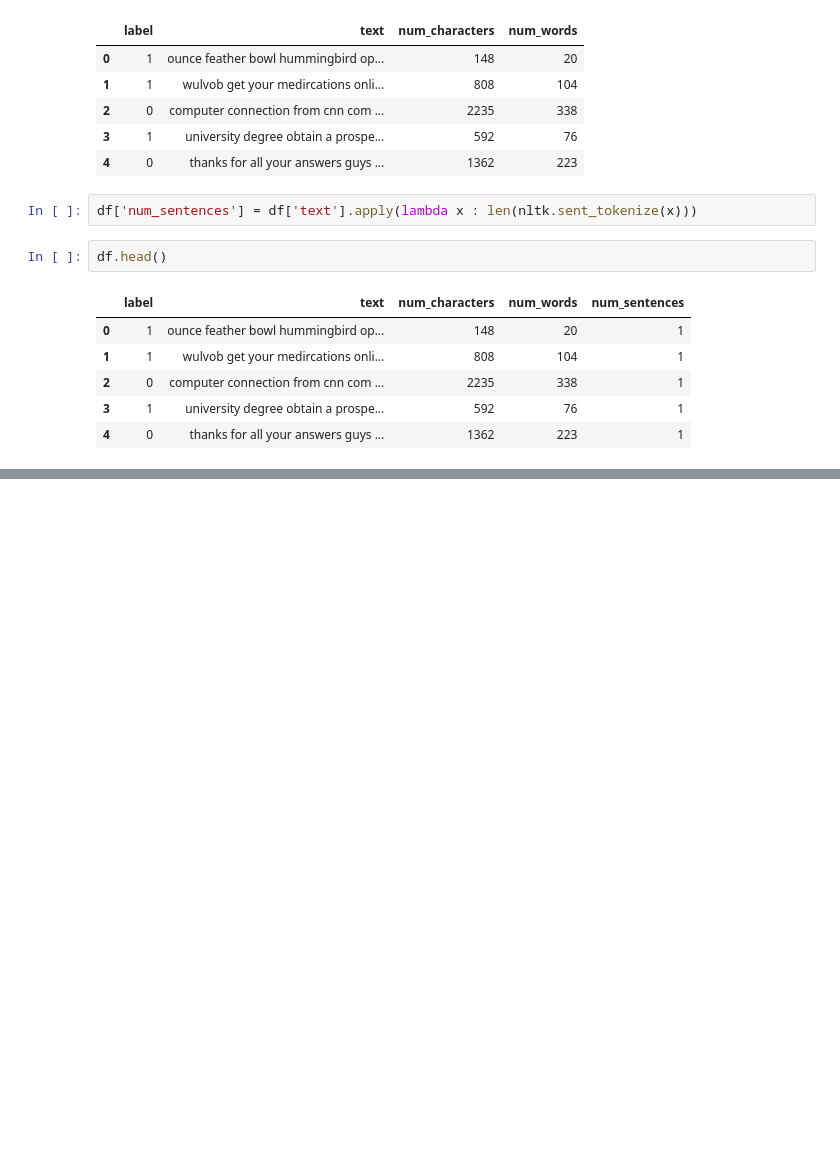
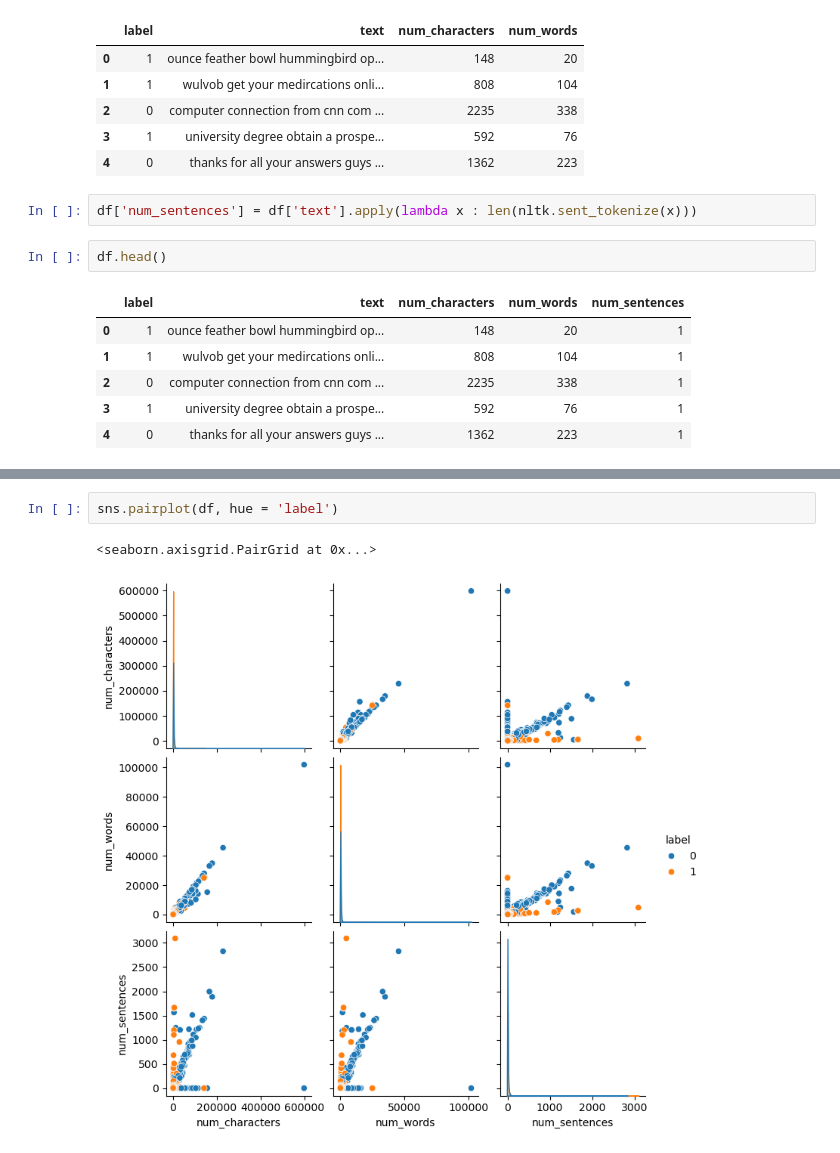
Before and after one commit to phantom7154/Spam-Email-Detection, a Jupyter notebook: spam-email-detection.ipynb, the cells around one changed output, grey strips where cells are left out. Drawn from its saved outputs; the diff is of its cells as text; blank space fills up the shorter version.

```diff
--- a/spam-email-detection.ipynb
+++ b/spam-email-detection.ipynb
@@ -106,0 +161,5 @@ df.sample(5)
+# %%
+sns.pairplot(df, hue = 'label')
+# %% [output]
+<seaborn.axisgrid.PairGrid at 0x...>
+[figure, added]
```
Also changed, not shown: parts of 9 cells of this notebook.
